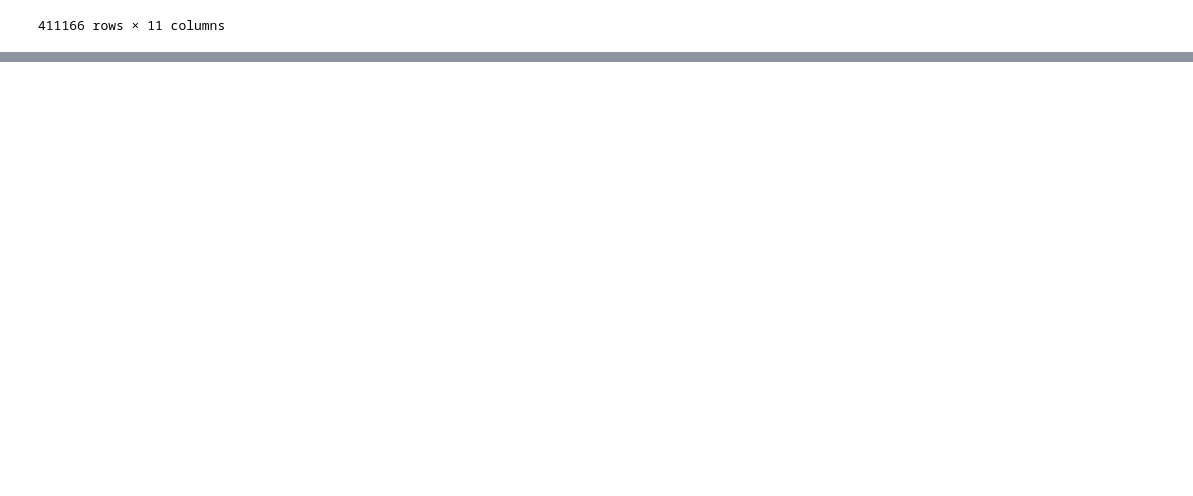
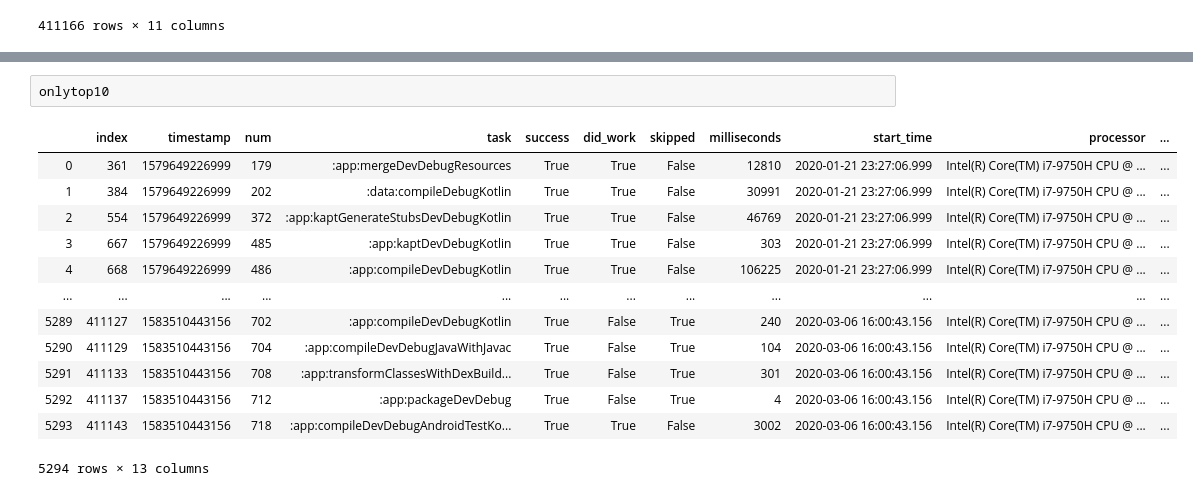
Before and after one commit to ViacheslavPogorelyy/projects_for_autoru, a Jupyter notebook: times.ipynb, the cells around one changed output, grey strips where cells are left out. Saved outputs shown, nothing was run; the diff lists cells and outputs as text; blank space fills up the shorter version.

```diff
--- a/times.ipynb
+++ b/times.ipynb
@@ -146,0 +152,16 @@ df
+# %%
+onlytop10
+# %% [output]
+|  | index | timestamp | num | task | success | did_work | skipped | milliseconds | start_time | processor | ... |
+| 0 | 361 | 1579649226999 | 179 | :app:mergeDevDebugResources | True | True | False | 12810 | 2020-01-21 23:27:06.999 | Intel(R) Core(TM) i7-9750H CPU @ ... | ... |
+| 1 | 384 | 1579649226999 | 202 | :data:compileDebugKotlin | True | True | False | 30991 | 2020-01-21 23:27:06.999 | Intel(R) Core(TM) i7-9750H CPU @ ... | ... |
+| 2 | 554 | 1579649226999 | 372 | :app:kaptGenerateStubsDevDebugKotlin | True | True | False | 46769 | 2020-01-21 23:27:06.999 | Intel(R) Core(TM) i7-9750H CPU @ ... | ... |
+| 3 | 667 | 1579649226999 | 485 | :app:kaptDevDebugKotlin | True | True | False | 303 | 2020-01-21 23:27:06.999 | Intel(R) Core(TM) i7-9750H CPU @ ... | ... |
+| 4 | 668 | 1579649226999 | 486 | :app:compileDevDebugKotlin | True | True | False | 106225 | 2020-01-21 23:27:06.999 | Intel(R) Core(TM) i7-9750H CPU @ ... | ... |
+| ... | ... | ... | ... | ... | ... | ... | ... | ... | ... | ... | ... |
+| 5289 | 411127 | 1583510443156 | 702 | :app:compileDevDebugKotlin | True | False | True | 240 | 2020-03-06 16:00:43.156 | Intel(R) Core(TM) i7-9750H CPU @ ... | ... |
+| 5290 | 411129 | 1583510443156 | 704 | :app:compileDevDebugJavaWithJavac | True | False | True | 104 | 2020-03-06 16:00:43.156 | Intel(R) Core(TM) i7-9750H CPU @ ... | ... |
+| 5291 | 411133 | 1583510443156 | 708 | :app:transformClassesWithDexBuild... | True | False | True | 301 | 2020-03-06 16:00:43.156 | Intel(R) Core(TM) i7-9750H CPU @ ... | ... |
+| 5292 | 411137 | 1583510443156 | 712 | :app:packageDevDebug | True | False | True | 4 | 2020-03-06 16:00:43.156 | Intel(R) Core(TM) i7-9750H CPU @ ... | ... |
+| 5293 | 411143 | 1583510443156 | 718 | :app:compileDevDebugAndroidTestKo... | True | True | False | 3002 | 2020-03-06 16:00:43.156 | Intel(R) Core(TM) i7-9750H CPU @ ... | ... |
+5294 rows × 13 columns
```
Also changed, not shown: parts of 10 cells of this notebook.
